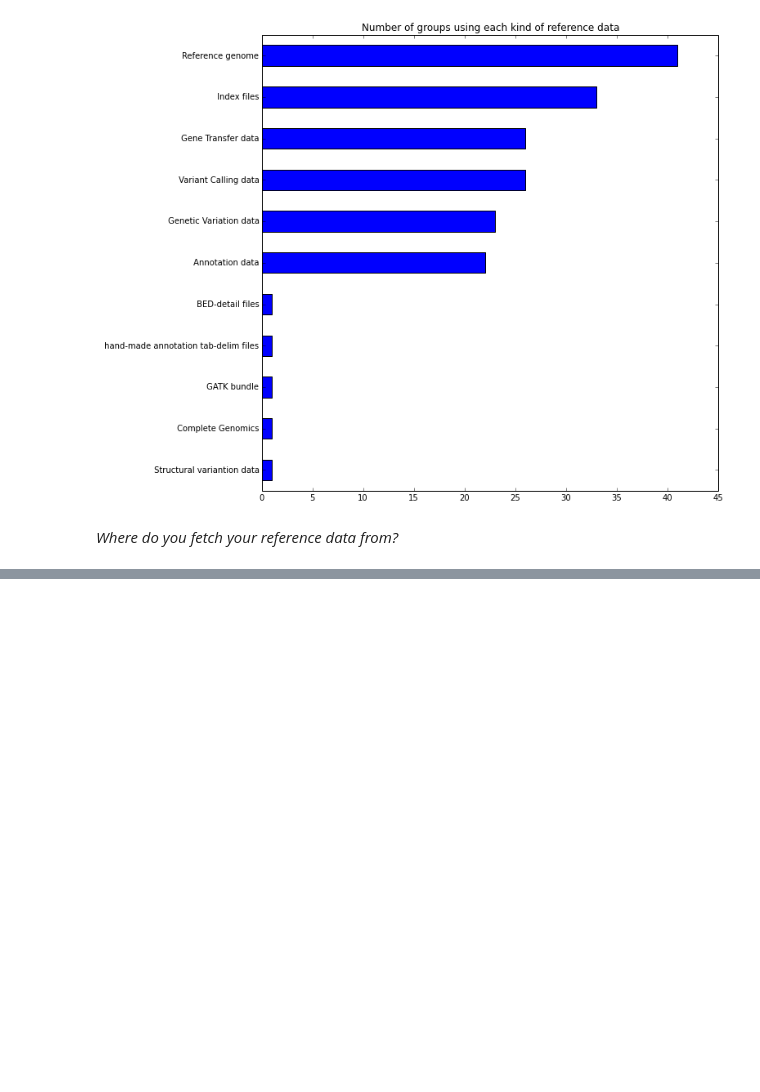
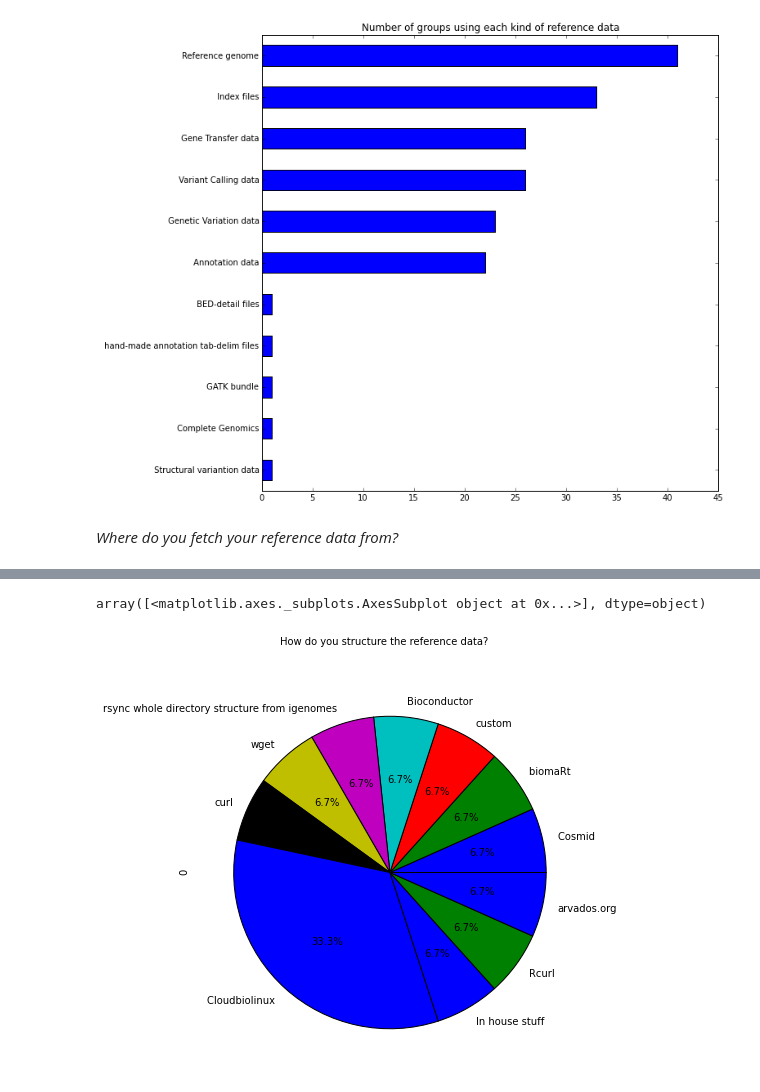
Before and after one commit to guillermo-carrasco/mussolblog, a Jupyter notebook: Genomics_reference_data_the_fragmentation_problem/Genomics_reference_data-The_fragmentation_problem.ipynb, the cells around one changed output, grey strips where cells are left out. Cells and saved outputs as stored; diff of their text form; code cells hidden in the pictures; blank space fills up the shorter version.

```diff
--- a/Genomics_reference_data_the_fragmentation_problem/Genomics_reference_data-The_fragmentation_problem.ipynb
+++ b/Genomics_reference_data_the_fragmentation_problem/Genomics_reference_data-The_fragmentation_problem.ipynb
@@ -168,0 +242,13 @@ plot = df_ref_loc.plot(kind='barh', legend=False, grid=False, title='Where do yo
+# %%
+motivation = {}
+for loc in responses['What motivates you to use your own structure for your reference data?'].dropna():
+    # Nasty parsing due to the wrong design of the survey, shame on me...
+    # Remove everything within parenthesis and then split by comma
+    loc =re.sub(r'\([^)]*\)', '', loc)
+    data = loc.split(',')
+    for key in data:
+        if motivation.has_key(key.lstrip()):
+            motivation[key.lstrip()] += 1
+        else:
+            motivation[key.lstrip()] = 1
+motivation
@@ -168,0 +307,13 @@ plot = df_ref_loc.plot(kind='barh', legend=False, grid=False, title='Where do yo
+# %%
+update = {}
+for loc in responses['How do you keep your reference data up to date?'].dropna():
+    # Nasty parsing due to the wrong design of the survey, shame on me...
+    # Remove everything within parenthesis and then split by comma
+    loc =re.sub(r'\([^)]*\)', '', loc)
+    data = loc.split(',')
+    for key in data:
+        if update.has_key(key.lstrip()):
+            update[key.lstrip()] += 1
+        else:
+            update[key.lstrip()] = 1
+update
@@ -168,0 +365,13 @@ plot = df_ref_loc.plot(kind='barh', legend=False, grid=False, title='Where do yo
+# %%
+tools = {}
+for loc in responses['Do you use any of these tools for downloading reference data?'].dropna():
+    # Nasty parsing due to the wrong design of the survey, shame on me...
+    # Remove everything within parenthesis and then split by comma
+    loc =re.sub(r'\([^)]*\)', '', loc)
+    data = loc.split(',')
+    for key in data:
+        if tools.has_key(key.lstrip()):
+            tools[key.lstrip()] += 1
+        else:
+            tools[key.lstrip()] = 1
+tools
@@ -168,0 +393,6 @@ plot = df_ref_loc.plot(kind='barh', legend=False, grid=False, title='Where do yo
+# %%
+tools = pd.DataFrame.from_dict(tools, orient='index')
+tools.plot(kind='pie', autopct='%1.1f%%', title='How do you structure the reference data?', subplots=True, figsize=(7,7), legend=False)
+# %% [output]
+array([<matplotlib.axes._subplots.AxesSubplot object at 0x...>], dtype=object)
+[figure, added]
```
Also changed, not shown: parts of 27 cells of this notebook.
